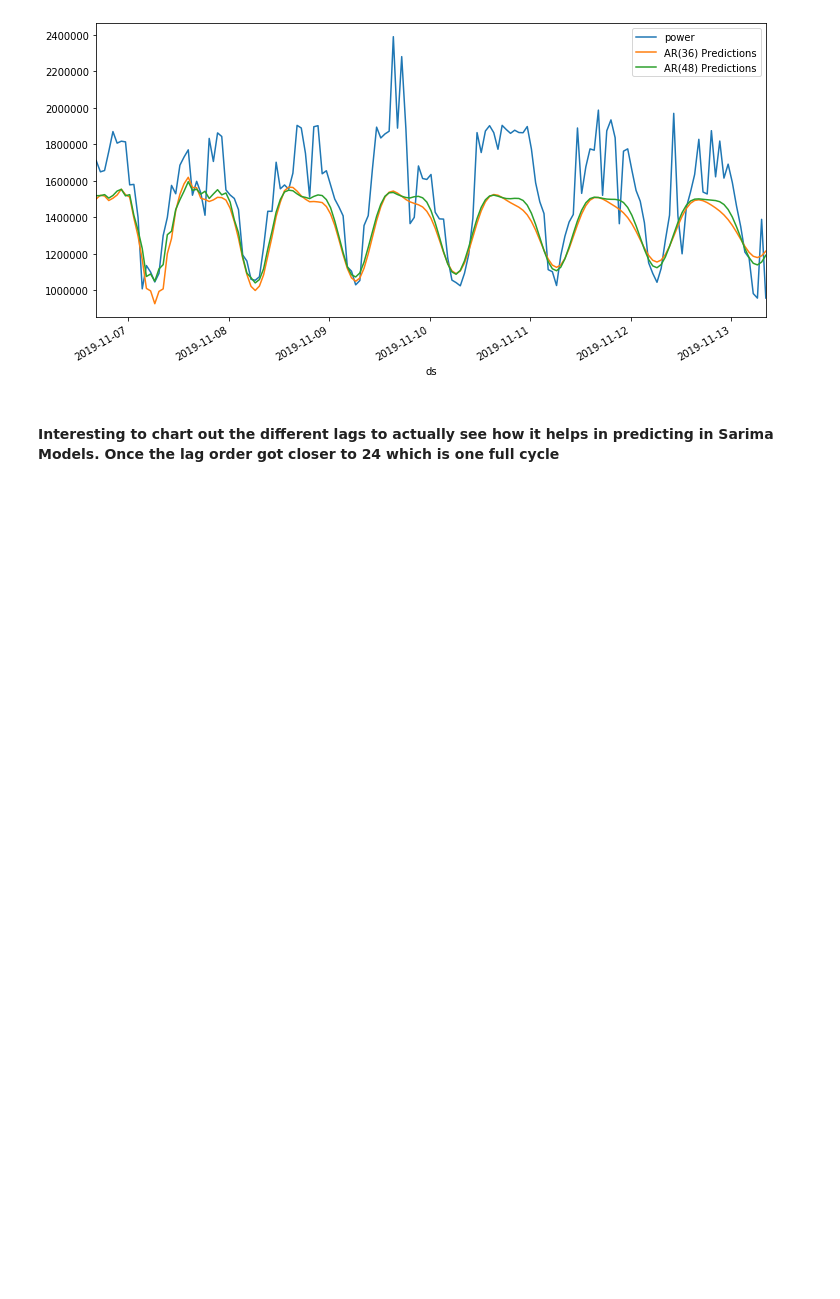
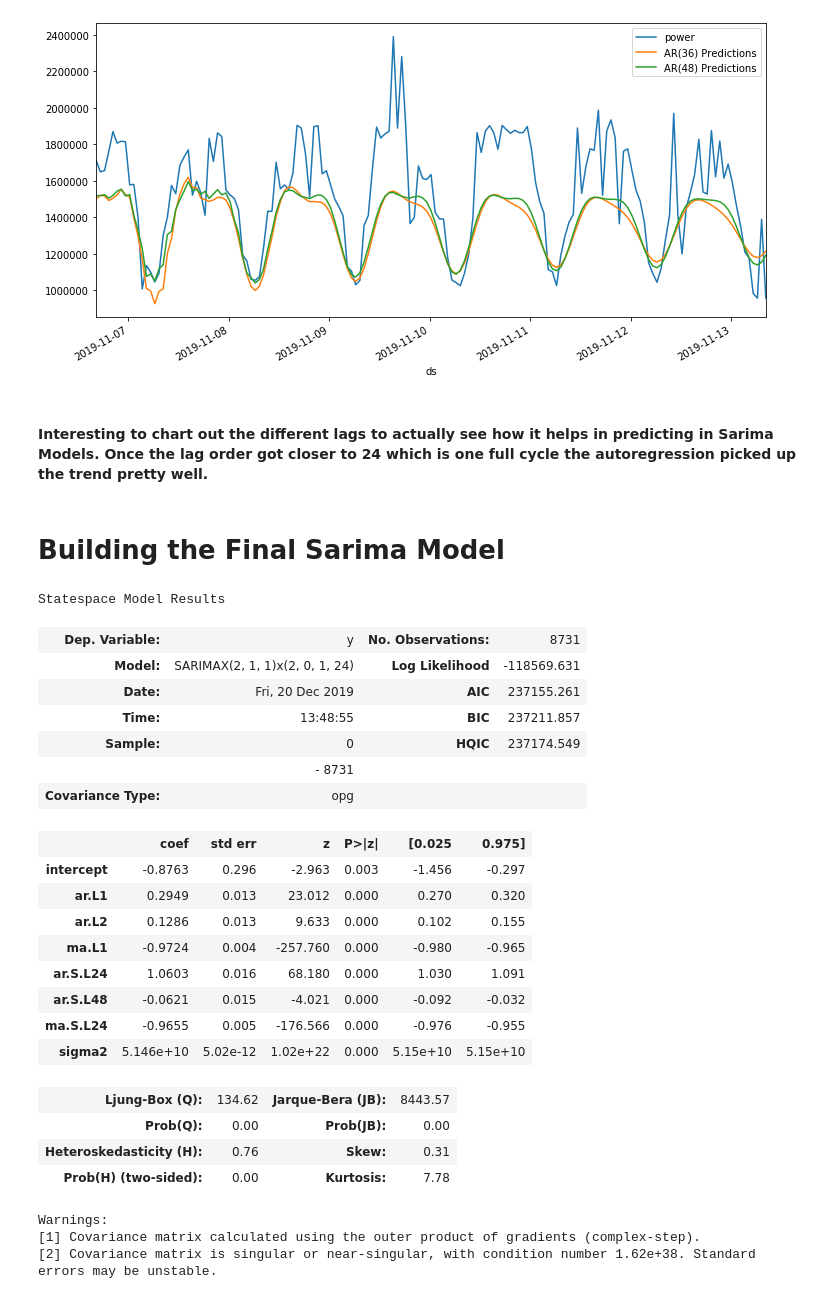
Before and after one commit to Landstein/Water-Treatment-Plant-Power-Predictions, a Jupyter notebook: Sarima.ipynb, the cells around one changed output. Saved outputs shown, nothing was run; the diff lists cells and outputs as text; code cells hidden in the pictures; blank space fills up the shorter version.

```diff
--- a/Sarima.ipynb
+++ b/Sarima.ipynb
@@ -218,4 +222,37 @@ predictions48.plot(legend=True,figsize=(12,6));
 # %% [output]
 [figure]
 # %% [markdown]
-#### Interesting to chart out the different lags to actually see how it helps in predicting in Sarima Models.  Once the lag order got closer to 24 which is one full cycle
+#### Interesting to chart out the different lags to actually see how it helps in predicting in Sarima Models.  Once the lag order got closer to 24 which is one full cycle the autoregression picked up the trend pretty well.
+# %% [markdown]
+# Building the Final Sarima Model
+# %%
+# Running auto arima once more without params
+power_sarima = auto_arima(df['power'], seasonal=True, m=24)
+# %%
+# SARIMAX(2, 1, 1)x(2, 0, 1, 24)
+power_sarima.summary()
+# %% [output]
+Statespace Model Results
+| Dep. Variable: | y | No. Observations: | 8731 |
+| Model: | SARIMAX(2, 1, 1)x(2, 0, 1, 24) | Log Likelihood | -118569.631 |
+| Date: | Fri, 20 Dec 2019 | AIC | 237155.261 |
+| Time: | 13:48:55 | BIC | 237211.857 |
+| Sample: | 0 | HQIC | 237174.549 |
+|  | - 8731 |  |  |
+| Covariance Type: | opg |  |  |
+|  | coef | std err | z | P>|z| | [0.025 | 0.975] |
+| intercept | -0.8763 | 0.296 | -2.963 | 0.003 | -1.456 | -0.297 |
+| ar.L1 | 0.2949 | 0.013 | 23.012 | 0.000 | 0.270 | 0.320 |
+| ar.L2 | 0.1286 | 0.013 | 9.633 | 0.000 | 0.102 | 0.155 |
+| ma.L1 | -0.9724 | 0.004 | -257.760 | 0.000 | -0.980 | -0.965 |
+| ar.S.L24 | 1.0603 | 0.016 | 68.180 | 0.000 | 1.030 | 1.091 |
+| ar.S.L48 | -0.0621 | 0.015 | -4.021 | 0.000 | -0.092 | -0.032 |
+| ma.S.L24 | -0.9655 | 0.005 | -176.566 | 0.000 | -0.976 | -0.955 |
+| sigma2 | 5.146e+10 | 5.02e-12 | 1.02e+22 | 0.000 | 5.15e+10 | 5.15e+10 |
+| Ljung-Box (Q): | 134.62 | Jarque-Bera (JB): | 8443.57 |
+| Prob(Q): | 0.00 | Prob(JB): | 0.00 |
+| Heteroskedasticity (H): | 0.76 | Skew: | 0.31 |
+| Prob(H) (two-sided): | 0.00 | Kurtosis: | 7.78 |
+Warnings:
+[1] Covariance matrix calculated using the outer product of gradients (complex-step).
+[2] Covariance matrix is singular or near-singular, with condition number 1.62e+38. Standard errors may be unstable.
```
Also changed, not shown: parts of 6 cells of this notebook.
